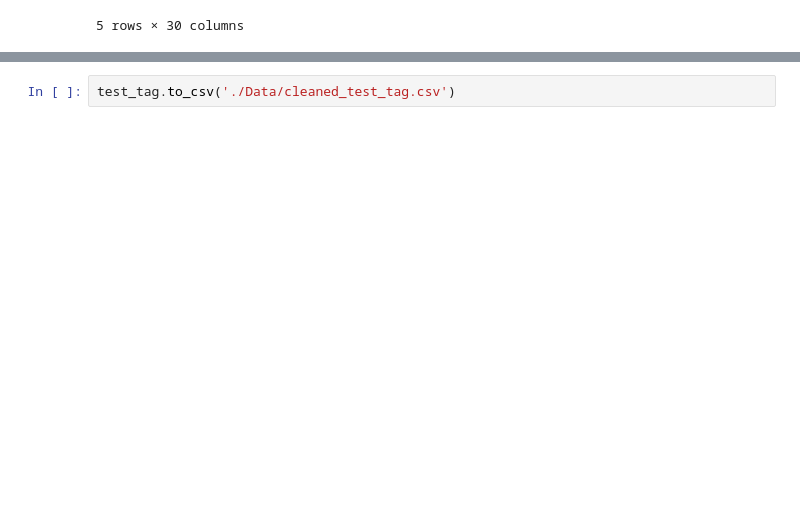
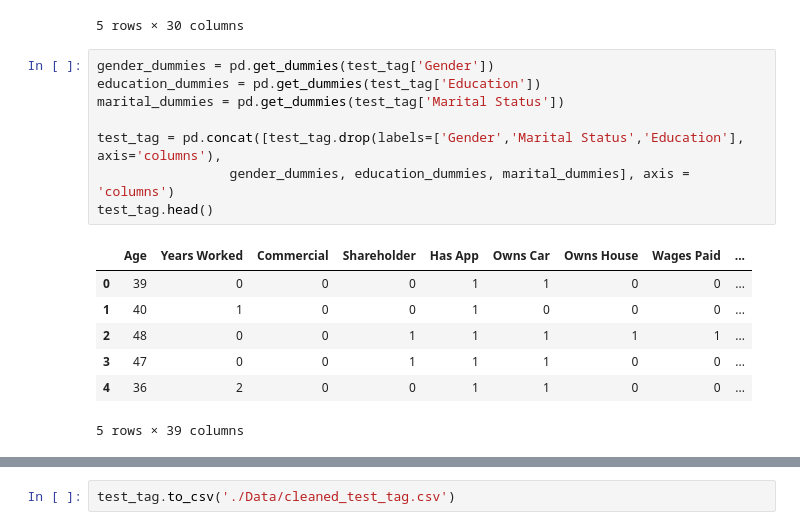
Before and after one commit to jusliam/Big-Data-Analytics-Project, a Jupyter notebook: Data Cleaning.ipynb, the cells around one changed output, grey strips where cells are left out. Saved outputs shown, nothing was run; the diff lists cells and outputs as text; blank space fills up the shorter version.

```diff
--- a/Data Cleaning.ipynb
+++ b/Data Cleaning.ipynb
@@ -1037,6 +1054,22 @@ test_tag.head()
 | 3 | M | 47 | Never Married | Bachelors | 0 | 0 | 1 | 1 | 1 | ... |
 | 4 | F | 36 | Never Married | Post-secondary | 2 | 0 | 0 | 1 | 1 | ... |
 5 rows × 30 columns
+# %%
+gender_dummies = pd.get_dummies(test_tag['Gender'])
+education_dummies = pd.get_dummies(test_tag['Education'])
+marital_dummies = pd.get_dummies(test_tag['Marital Status'])
+
+test_tag = pd.concat([test_tag.drop(labels=['Gender','Marital Status','Education'], axis='columns'),
+                 gender_dummies, education_dummies, marital_dummies], axis = 'columns')
+test_tag.head()
+# %% [output]
+|  | Age | Years Worked | Commercial | Shareholder | Has App | Owns Car | Owns House | Wages Paid | ... |
+| 0 | 39 | 0 | 0 | 0 | 1 | 1 | 0 | 0 | ... |
+| 1 | 40 | 1 | 0 | 0 | 1 | 0 | 0 | 0 | ... |
+| 2 | 48 | 0 | 0 | 1 | 1 | 1 | 1 | 1 | ... |
+| 3 | 47 | 0 | 0 | 1 | 1 | 1 | 0 | 0 | ... |
+| 4 | 36 | 2 | 0 | 0 | 1 | 1 | 0 | 0 | ... |
+5 rows × 39 columns
 # %%
 produce_missing_report(test_tag)
 # %% [output]
```
Also changed, not shown: parts of 2 cells of this notebook.
